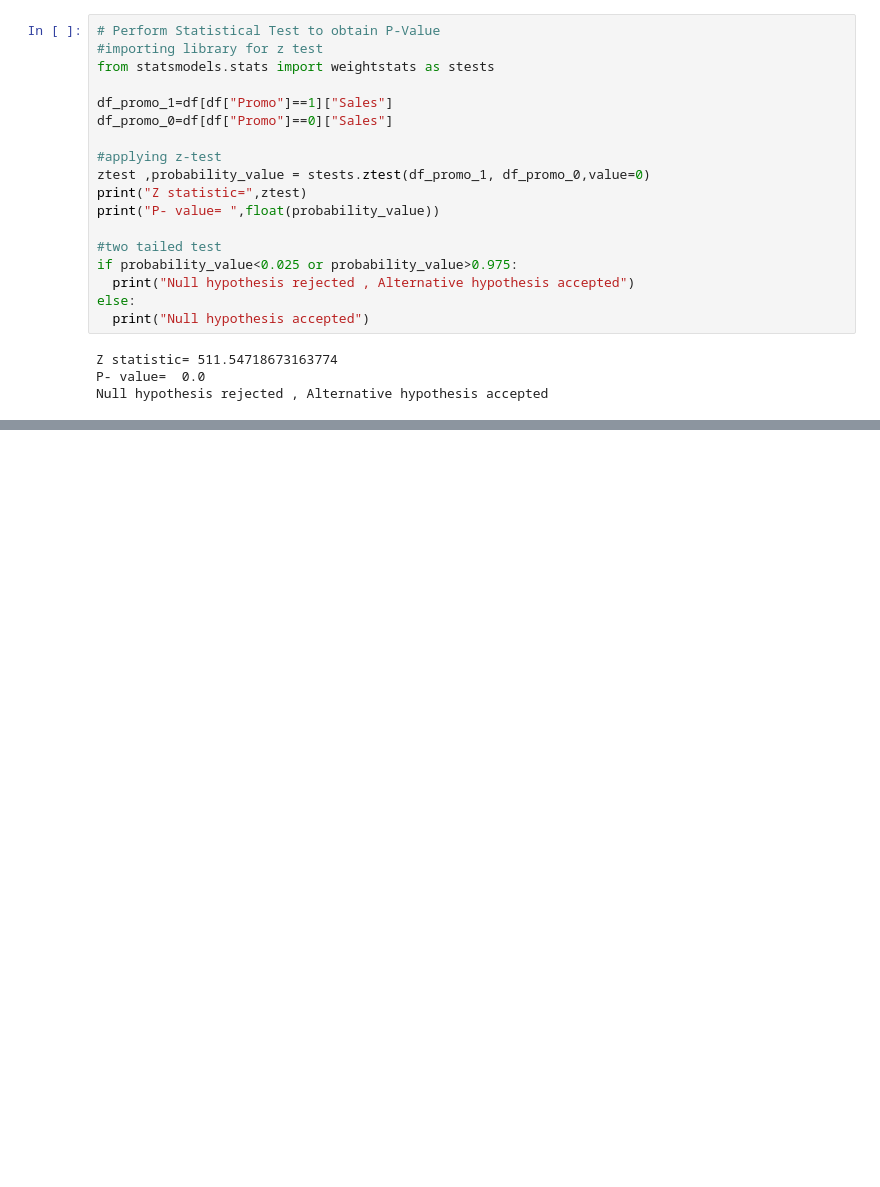
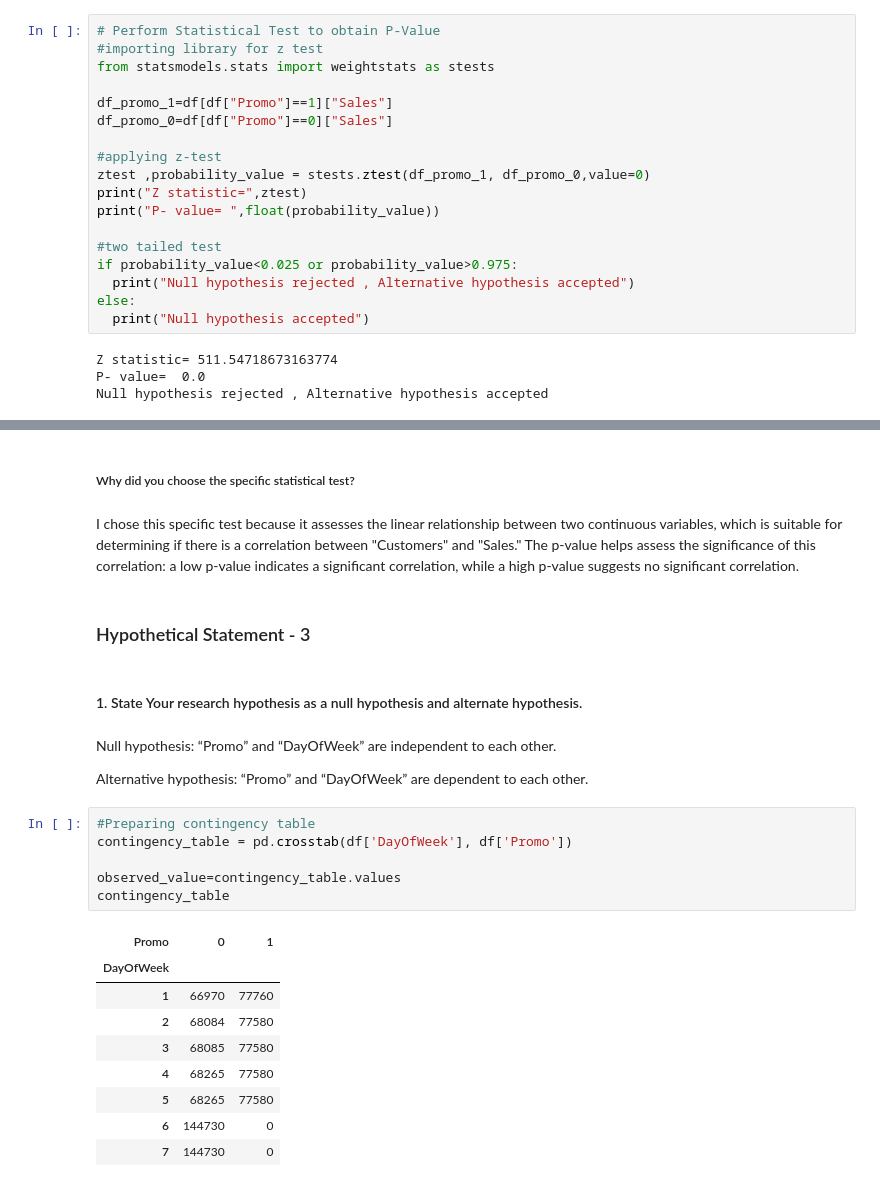
Before and after one commit to anirudhawagh/Sales-Prediction-Retail-Chain-Rossmann-through-Regression-based-Machine-Learning-Initiative, a Jupyter notebook: Retail_Sales_Prediction_By_Aniruddha.ipynb, the cells around one changed output, grey strips where cells are left out. Cells and saved outputs as stored; diff of their text form; blank space fills up the shorter version.

```diff
--- a/Retail_Sales_Prediction_By_Aniruddha.ipynb
+++ b/Retail_Sales_Prediction_By_Aniruddha.ipynb
@@ -1096,0 +1133,28 @@ Null hypothesis rejected , Alternative hypothesis accepted
+# %% [markdown]
+##### Why did you choose the specific statistical test?
+# %% [markdown]
+I chose this specific test because it assesses the linear relationship between two continuous variables, which is suitable for determining if there is a correlation between "Customers" and "Sales." The p-value helps assess the significance of this correlation: a low p-value indicates a significant correlation, while a high p-value suggests no significant correlation.
+# %% [markdown]
+### Hypothetical Statement - 3
+# %% [markdown]
+#### 1. State Your research hypothesis as a null hypothesis and alternate hypothesis.
+# %% [markdown]
+Null hypothesis: “Promo” and “DayOfWeek” are independent to each other.
+
+Alternative hypothesis: “Promo” and “DayOfWeek” are dependent to each other.
+# %%
+#Preparing contingency table
+contingency_table = pd.crosstab(df['DayOfWeek'], df['Promo'])
+
+observed_value=contingency_table.values
+contingency_table
+# %% [output]
+| Promo | 0 | 1 |
+| DayOfWeek |  |  |
+| 1 | 66970 | 77760 |
+| 2 | 68084 | 77580 |
+| 3 | 68085 | 77580 |
+| 4 | 68265 | 77580 |
+| 5 | 68265 | 77580 |
+| 6 | 144730 | 0 |
+| 7 | 144730 | 0 |
```
Also changed, not shown: parts of 11 cells of this notebook.
